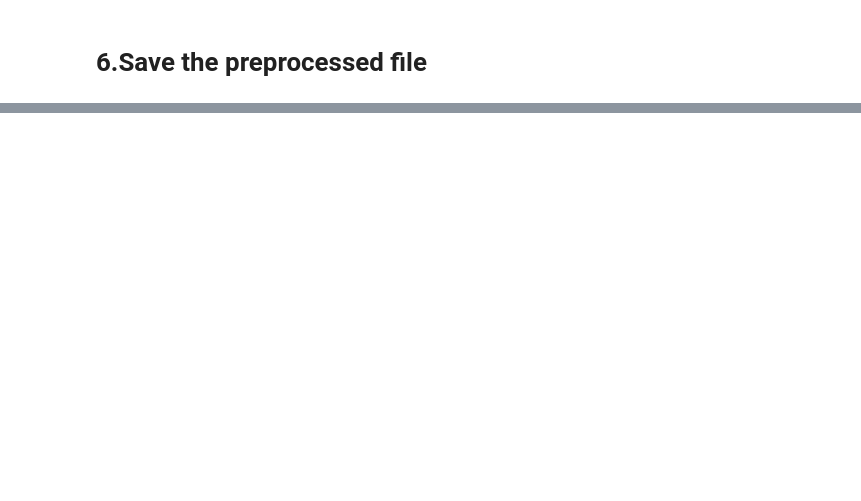
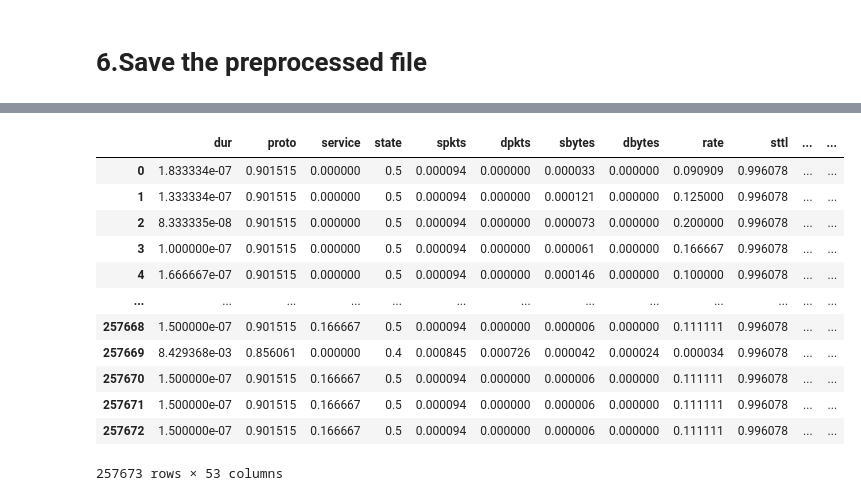
Before and after one commit to divyaKh/CMPE255Project, a Jupyter notebook: 4.Preprocessing/pre_processing.ipynb, the cells around one changed output, grey strips where cells are left out. Saved outputs shown, nothing was run; the diff lists cells and outputs as text; code cells hidden in the pictures; blank space fills up the shorter version.

```diff
--- a/4.Preprocessing/pre_processing.ipynb
+++ b/4.Preprocessing/pre_processing.ipynb
@@ -225,0 +226,2 @@ Deprecated in NumPy 1.20; for more details and guidance: https://numpy.org/devdo
+# %%
+dataset_minmax_labelenc,dataset_minmax_pca_labelenc,dataset_minmax_corr_labelenc=main("./input/cleaned_dataset_label_encoding.csv")
@@ -279,0 +310,16 @@ dataset_minmax_pca
+# %%
+dataset_minmax_labelenc
+# %% [output]
+|  | dur | proto | service | state | spkts | dpkts | sbytes | dbytes | rate | sttl | ... | ... |
+| 0 | 1.833334e-07 | 0.901515 | 0.000000 | 0.5 | 0.000094 | 0.000000 | 0.000033 | 0.000000 | 0.090909 | 0.996078 | ... | ... |
+| 1 | 1.333334e-07 | 0.901515 | 0.000000 | 0.5 | 0.000094 | 0.000000 | 0.000121 | 0.000000 | 0.125000 | 0.996078 | ... | ... |
+| 2 | 8.333335e-08 | 0.901515 | 0.000000 | 0.5 | 0.000094 | 0.000000 | 0.000073 | 0.000000 | 0.200000 | 0.996078 | ... | ... |
+| 3 | 1.000000e-07 | 0.901515 | 0.000000 | 0.5 | 0.000094 | 0.000000 | 0.000061 | 0.000000 | 0.166667 | 0.996078 | ... | ... |
+| 4 | 1.666667e-07 | 0.901515 | 0.000000 | 0.5 | 0.000094 | 0.000000 | 0.000146 | 0.000000 | 0.100000 | 0.996078 | ... | ... |
+| ... | ... | ... | ... | ... | ... | ... | ... | ... | ... | ... | ... | ... |
+| 257668 | 1.500000e-07 | 0.901515 | 0.166667 | 0.5 | 0.000094 | 0.000000 | 0.000006 | 0.000000 | 0.111111 | 0.996078 | ... | ... |
+| 257669 | 8.429368e-03 | 0.856061 | 0.000000 | 0.4 | 0.000845 | 0.000726 | 0.000042 | 0.000024 | 0.000034 | 0.996078 | ... | ... |
+| 257670 | 1.500000e-07 | 0.901515 | 0.166667 | 0.5 | 0.000094 | 0.000000 | 0.000006 | 0.000000 | 0.111111 | 0.996078 | ... | ... |
+| 257671 | 1.500000e-07 | 0.901515 | 0.166667 | 0.5 | 0.000094 | 0.000000 | 0.000006 | 0.000000 | 0.111111 | 0.996078 | ... | ... |
+| 257672 | 1.500000e-07 | 0.901515 | 0.166667 | 0.5 | 0.000094 | 0.000000 | 0.000006 | 0.000000 | 0.111111 | 0.996078 | ... | ... |
+257673 rows × 53 columns
```
Also changed, not shown: parts of 12 cells of this notebook.
